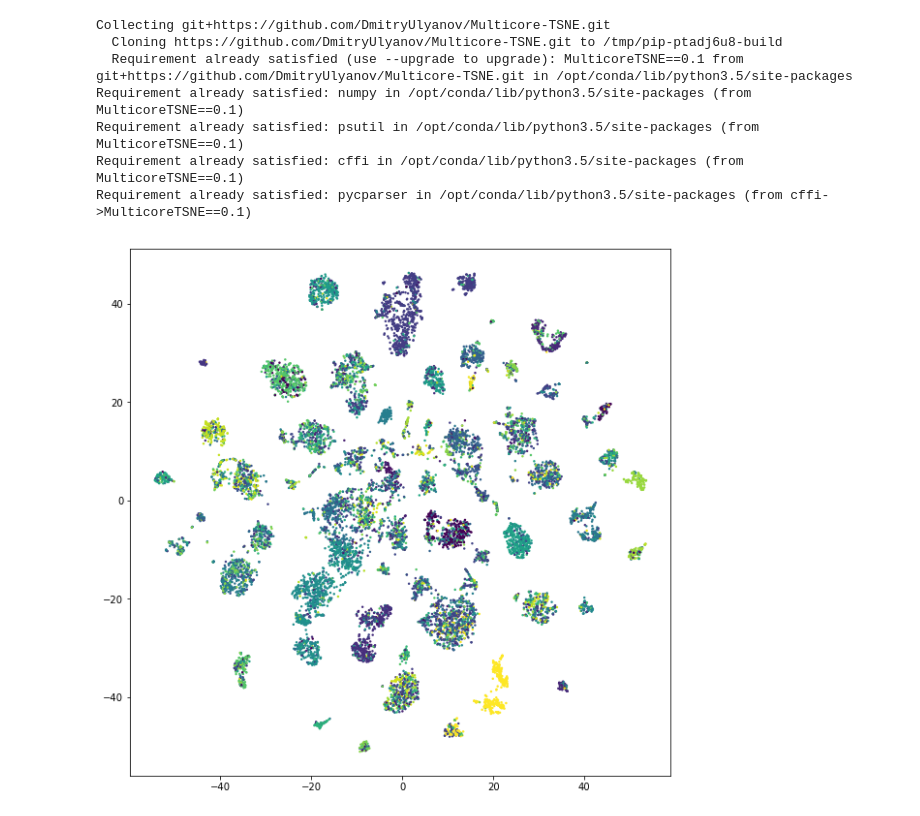
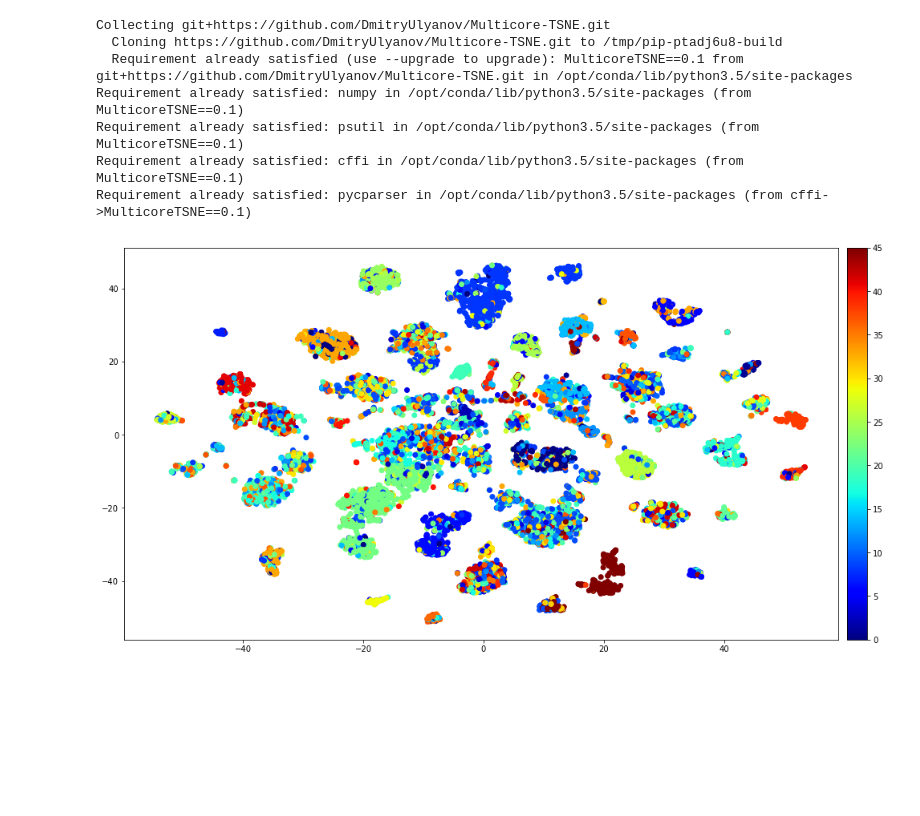
Before and after one commit to rcurrie/tumornormal, a Jupyter notebook: t-sne.ipynb, the cells around one changed output. Drawn from its saved outputs; the diff is of its cells as text; code cells hidden in the pictures; blank space fills up the shorter version.

```diff
--- a/t-sne.ipynb
+++ b/t-sne.ipynb
@@ -24,8 +24,8 @@ Y = tsne.fit_transform(X)
 # %%
 %matplotlib inline
 from matplotlib import pyplot as plt
-plt.figure(figsize=(10,10))
-plt.scatter(Y[:,0], Y[:,1], s=6, marker='o', linewidth=0, c=classes)
-plt.show()
+rcParams["figure.figsize"] = (17, 9)
+plt.scatter(Y[:, 0], Y[:, 1], c=classes, cmap="jet")
+my_colorbar = plt.colorbar(fraction=0.05, pad = 0.0125)
 # %% [output]
-[figure, old version]
+[figure, new version]
```
Also changed, not shown: 1 other file.
